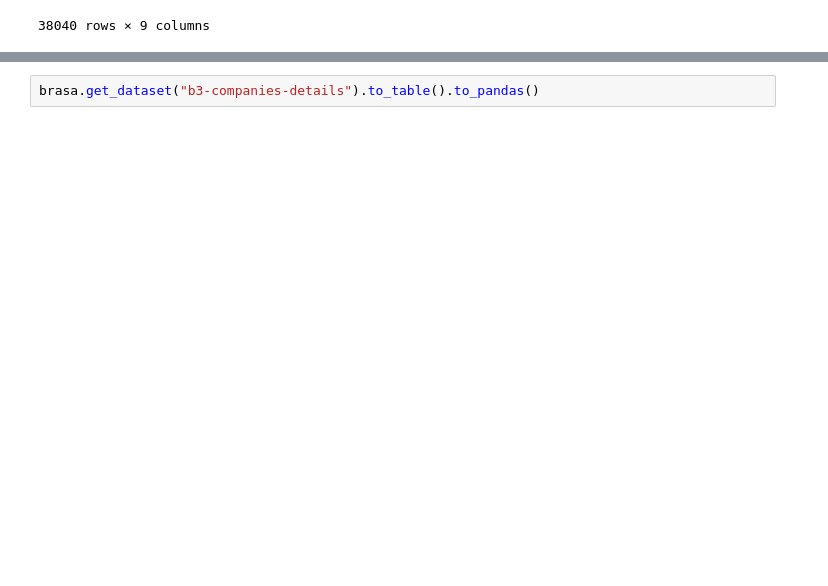
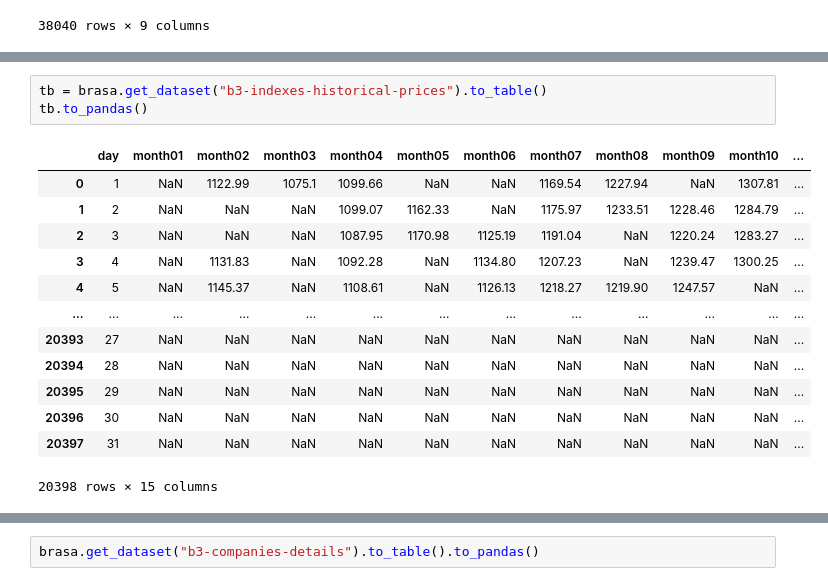
Before and after one commit to wilsonfreitas/brasa, a Jupyter notebook: notebooks/test-downloaders.ipynb, the cells around one changed output, grey strips where cells are left out. Saved outputs shown, nothing was run; the diff lists cells and outputs as text; blank space fills up the shorter version.

```diff
--- a/notebooks/test-downloaders.ipynb
+++ b/notebooks/test-downloaders.ipynb
@@ -175,0 +193,17 @@ tb.to_pandas()
+# %%
+tb = brasa.get_dataset("b3-indexes-historical-prices").to_table()
+tb.to_pandas()
+# %% [output]
+|  | day | month01 | month02 | month03 | month04 | month05 | month06 | month07 | month08 | month09 | month10 | ... |
+| 0 | 1 | NaN | 1122.99 | 1075.1 | 1099.66 | NaN | NaN | 1169.54 | 1227.94 | NaN | 1307.81 | ... |
+| 1 | 2 | NaN | NaN | NaN | 1099.07 | 1162.33 | NaN | 1175.97 | 1233.51 | 1228.46 | 1284.79 | ... |
+| 2 | 3 | NaN | NaN | NaN | 1087.95 | 1170.98 | 1125.19 | 1191.04 | NaN | 1220.24 | 1283.27 | ... |
+| 3 | 4 | NaN | 1131.83 | NaN | 1092.28 | NaN | 1134.80 | 1207.23 | NaN | 1239.47 | 1300.25 | ... |
+| 4 | 5 | NaN | 1145.37 | NaN | 1108.61 | NaN | 1126.13 | 1218.27 | 1219.90 | 1247.57 | NaN | ... |
+| ... | ... | ... | ... | ... | ... | ... | ... | ... | ... | ... | ... | ... |
+| 20393 | 27 | NaN | NaN | NaN | NaN | NaN | NaN | NaN | NaN | NaN | NaN | ... |
+| 20394 | 28 | NaN | NaN | NaN | NaN | NaN | NaN | NaN | NaN | NaN | NaN | ... |
+| 20395 | 29 | NaN | NaN | NaN | NaN | NaN | NaN | NaN | NaN | NaN | NaN | ... |
+| 20396 | 30 | NaN | NaN | NaN | NaN | NaN | NaN | NaN | NaN | NaN | NaN | ... |
+| 20397 | 31 | NaN | NaN | NaN | NaN | NaN | NaN | NaN | NaN | NaN | NaN | ... |
+20398 rows × 15 columns
```
Also changed, not shown: parts of 2 cells of this notebook, 1 other file.
